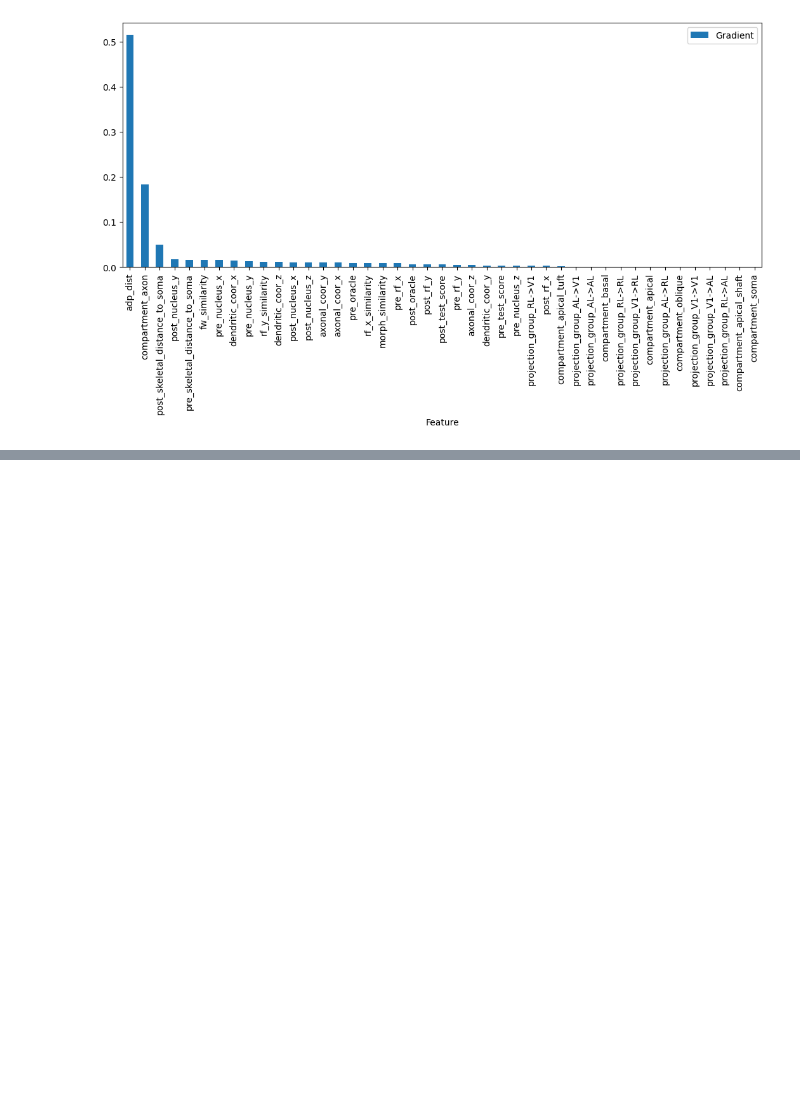
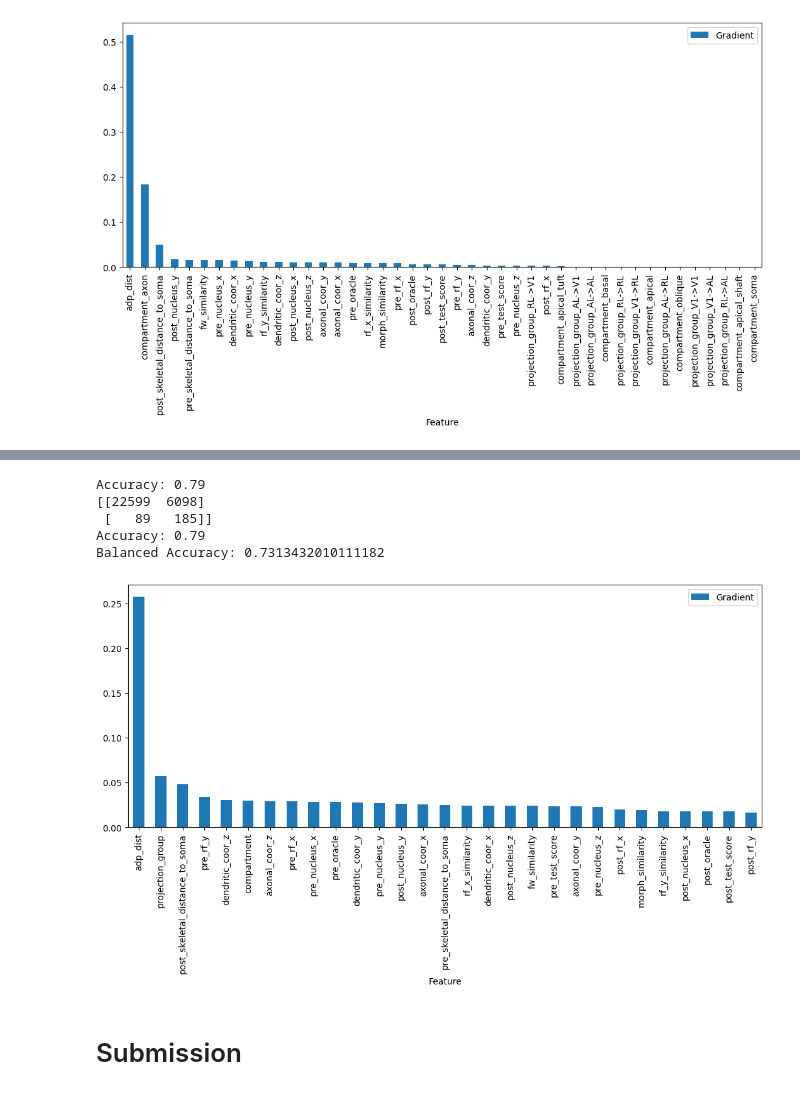
Before and after one commit to WNacci/Intro_to_ML_Competition, a Jupyter notebook: Main.ipynb, the cells around one changed output, grey strips where cells are left out. Cells and saved outputs as stored; diff of their text form; code cells hidden in the pictures; blank space fills up the shorter version.

Commit message:
Updates and importing Jacob's code

```diff
--- a/Main.ipynb
+++ b/Main.ipynb
@@ -114,9 +263,62 @@ plt.show()
 # %%
 #XGBoost
+
 # Try the subsampling, bootstrapping, Hessian
+# Import the path?
+# Try to make custom eval_metric?
+
+import xgboost as xgb
+from sklearn.metrics import balanced_accuracy_score, accuracy_score, confusion_matrix, mean_absolute_error
+
+
+# Train a model using the scikit-learn API
+
+#xgb_classifier = xgb.XGBClassifier(n_estimators=60, objective='binary:logistic', tree_method='hist', eta=0.1, max_depth=3, enable_categorical=True)
+#1000, hist, 0.005, 4
+xgb_classifier = xgb.XGBClassifier(n_estimators=2000,
+                                   objective='binary:logistic',
+                                   tree_method='hist',
+                                   eta=0.05,
+                                   max_depth=2,
+                                   enable_categorical=True,
+                                   verbosity=1,
+                                   eval_metric = balanced_accuracy_score,
+                                  )
+xgb_classifier.fit(split.trainx, split.trainy)
+
+y_pred = xgb_classifier.predict(split.testx)
+
+accuracy = accuracy_score(split.testy, y_pred)
+print(f"Accuracy: {accuracy:.2f}")# Calculate the accuracy
+accuracy = accuracy_score(split.testy, y_pred)
+# confusion matrix
+print(confusion_matrix(split.testy, y_pred > .5))
+print(f"Accuracy: {accuracy:.2f}")
+print(
+    f"Balanced Accuracy: {balanced_accuracy_score(split.testy, y_pred > .5)}"
+)
+
+# Convert the model to a native API model
+model = xgb_classifier.get_booster()
+# %% [output]
+Accuracy: 0.79
+[[22599  6098]
+ [   89   185]]
+Accuracy: 0.79
+Balanced Accuracy: 0.7313432010111182
+# %%
+feature_importance = pd.DataFrame({'Feature':split.trainx.columns,'Gradient':xgb_classifier.feature_importances_})
+feature_importance = feature_importance.set_index('Feature').sort_values(by='Gradient', ascending = False)
+feature_importance = feature_importance/feature_importance.sum()
+feature_importance.plot.bar(figsize=(13,5))
+plt.show()
+# %% [output]
+[figure, added]
 # %%
 lb_data = leaderboard_data()
 #Adjust data
+# %% [markdown]
+# Submission
 # %%
 # Submission
 
```
Also changed, not shown: parts of 19 cells of this notebook, 2 other files.
